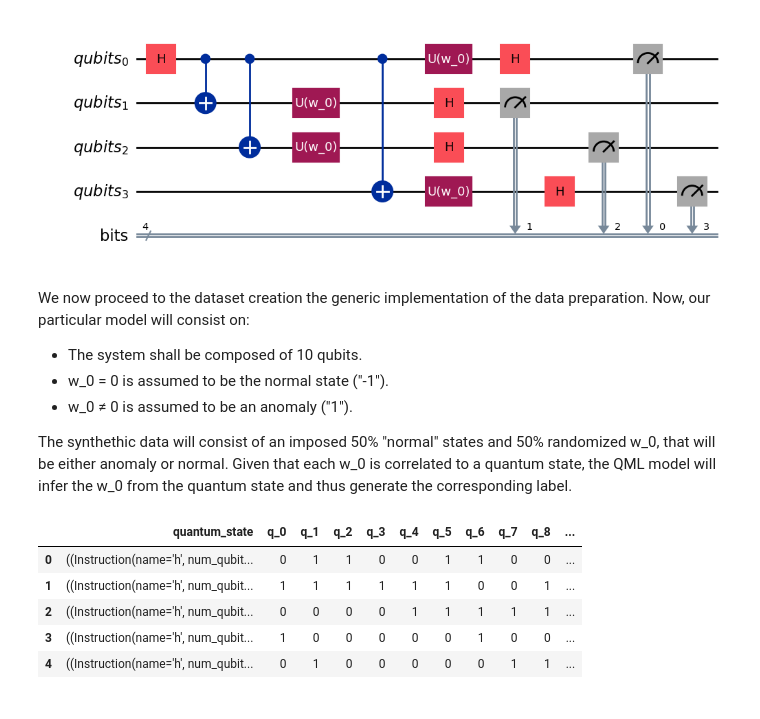
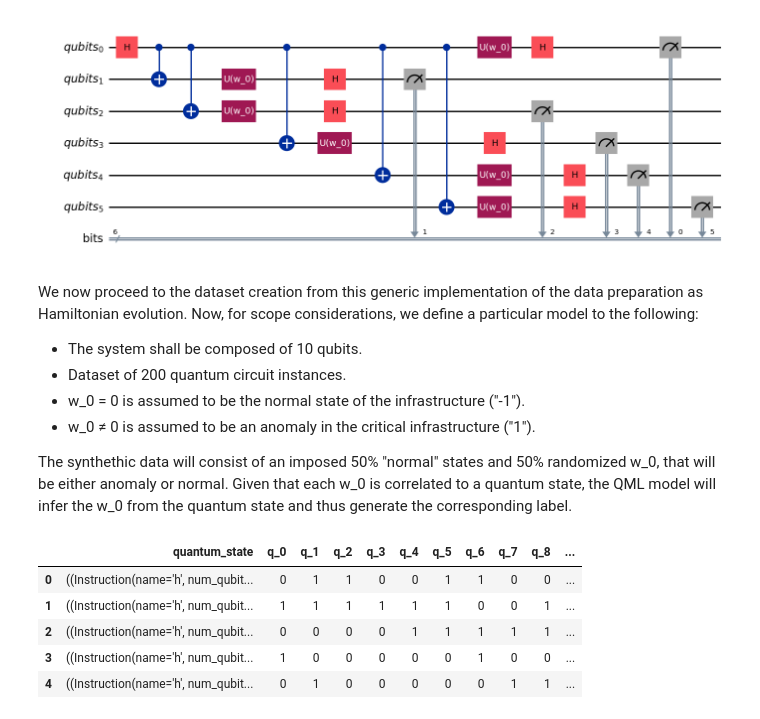
Before and after one commit to mateo-st/qsensing-qml, a Jupyter notebook: QML_module.ipynb, the cells around one changed output. Drawn from its saved outputs; the diff is of its cells as text; code cells hidden in the pictures.

```diff
--- a/QML_module.ipynb
+++ b/QML_module.ipynb
@@ -70,17 +82,18 @@ def hamiltonian_creation (num_qubits, w_0):
 
     return circuit, entangled_statevector,result
 # %%
-# Circuit example for 4 qubits
-a = hamiltonian_creation(4, 0.2)
-a[0].draw('mpl')
+# Quantum circuit example for 6 qubits
+qubit_system_6 = hamiltonian_creation(6, 0.2)
+qubit_system_6[0].draw('mpl')
 # %% [output]
-[figure, old version]
+[figure, new version]
 # %% [markdown]
-We now proceed to the dataset creation the generic implementation of the data preparation. Now, our particular model will consist on:
+We now proceed to the dataset creation from this generic implementation of the data preparation as Hamiltonian evolution. Now, for scope considerations, we define a particular model to the following:
 
 - The system shall be composed of 10 qubits.
-- w_0 = 0 is assumed to be the normal state ("-1").
-- w_0 ≠ 0 is assumed to be an anomaly ("1").
+- Dataset of 200 quantum circuit instances.
+- w_0 = 0 is assumed to be the normal state of the infrastructure ("-1").
+- w_0 ≠ 0 is assumed to be an anomaly in the critical infrastructure ("1").
 
 The synthethic data will consist of an imposed 50% "normal" states and 50% randomized w_0, that will be either anomaly or normal. Given that each w_0 is correlated to a quantum state, the QML model will infer the w_0 from the quantum state and thus generate the corresponding label.
 # %%
```
Also changed, not shown: parts of 8 cells of this notebook.
